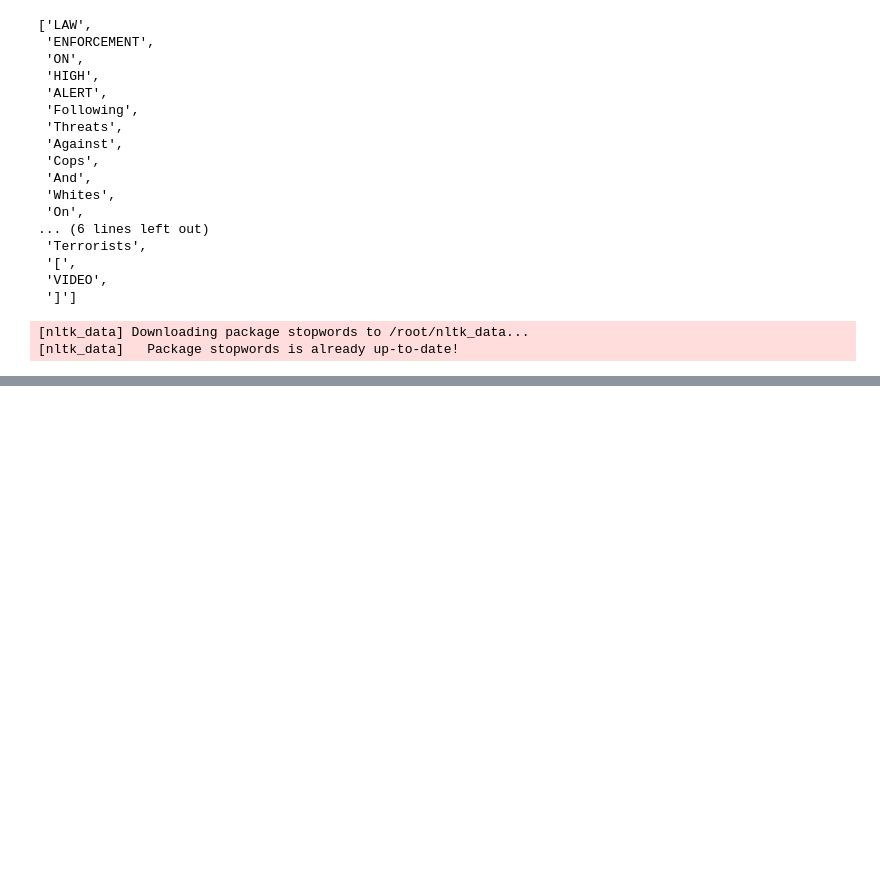
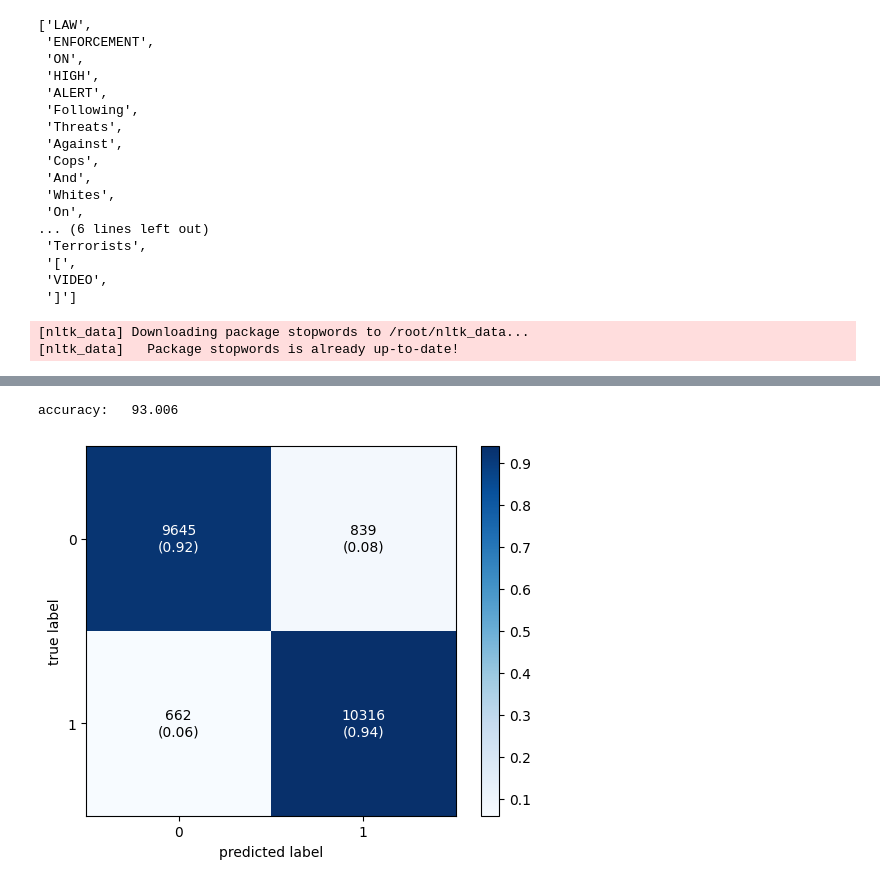
Before and after one commit to FraSab98/Fake_news, a Jupyter notebook: Fake_news_detection.ipynb, the cells around one changed output, grey strips where cells are left out. Saved outputs shown, nothing was run; the diff lists cells and outputs as text; code cells hidden in the pictures; blank space fills up the shorter version.

```diff
--- a/Fake_news_detection.ipynb
+++ b/Fake_news_detection.ipynb
@@ -262,0 +409,38 @@ df['clean_title'][0]
+# %%
+# Importa il RandomForestClassifier
+from sklearn.ensemble import RandomForestClassifier
+from sklearn.pipeline import Pipeline
+from sklearn.feature_extraction.text import CountVectorizer, TfidfTransformer
+from sklearn.metrics import accuracy_score, confusion_matrix
+import matplotlib.pyplot as plt
+from mlxtend.plotting import plot_confusion_matrix
+
+# Crea la pipeline con RandomForestClassifier
+pipe = Pipeline([
+    ('vect', CountVectorizer()),
+    ('tfidf', TfidfTransformer()),
+    ('clf', RandomForestClassifier(n_estimators=100, random_state=42)) # ottimizzare gli iperparametri
+])
+
+# Addestra il modello
+model = pipe.fit(x_train, y_train)
+
+# Fai le predizioni
+prediction = model.predict(x_test)
+
+# Calcola l'accuratezza
+score = accuracy_score(y_test, prediction)
+print("accuracy:   %0.3f" % (score * 100))
+
+# Calcola la matrice di confusione
+cm = confusion_matrix(y_test, prediction, labels=[0, 1])
+
+# Visualizza la matrice di confusione
+fig, ax = plot_confusion_matrix(conf_mat=cm,
+                                show_absolute=True,
+                                show_normed=True,
+                                colorbar=True)
+plt.show()
+# %% [output]
+accuracy:   93.006
+[figure, added]
```
Also changed, not shown: parts of 16 cells of this notebook.
